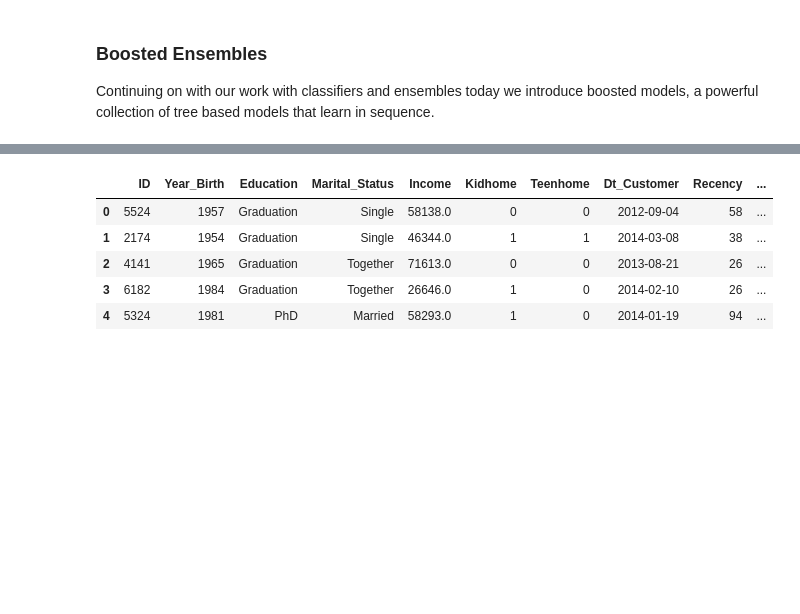
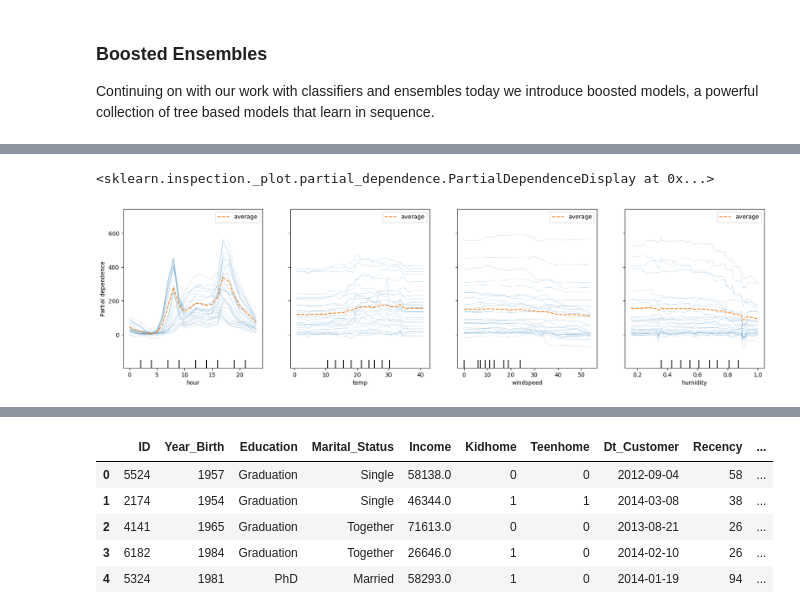
Before and after one commit to jfkoehler/nyu_bootcamp_fa25, a Jupyter notebook: _build/html/_sources/boosting_inspection.ipynb, the cells around one changed output, grey strips where cells are left out. Drawn from its saved outputs; the diff is of its cells as text; code cells hidden in the pictures; blank space fills up the shorter version.

```diff
--- a/_build/html/_sources/boosting_inspection.ipynb
+++ b/_build/html/_sources/boosting_inspection.ipynb
@@ -26,0 +151,9 @@ X_train, X_test, y_train, y_test = train_test_split(cancer.drop(columns = 'targe
+# %%
+fig, ax = plt.subplots(figsize = (20, 5))
+PartialDependenceDisplay.from_estimator(reg, X_test, features = ['hour', 'temp', 'windspeed', 'humidity'],
+                                        kind = 'both',
+                                        n_cols = 4,ax = ax,
+                                       subsample = 30)
+# %% [output]
+<sklearn.inspection._plot.partial_dependence.PartialDependenceDisplay at 0x...>
+[figure, added]
```
Also changed, not shown: parts of 33 cells of this notebook, 18 other files.
